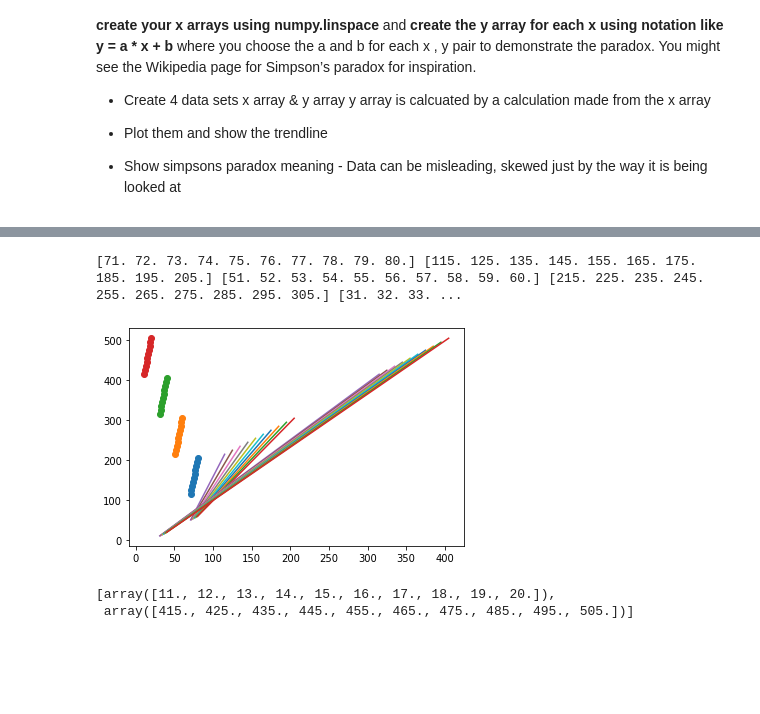
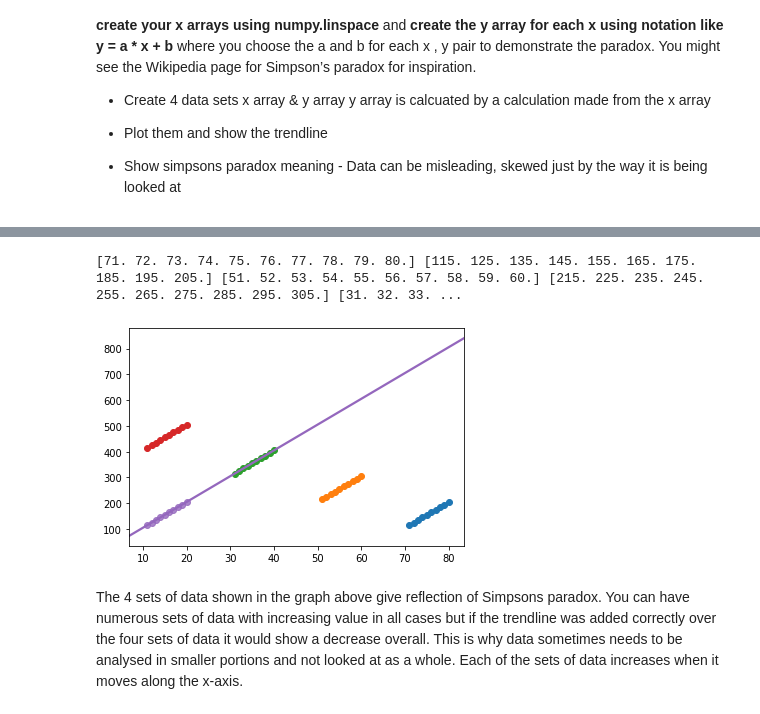
Before and after one commit to colmhiggs11/Fundamentals-of-DA---Assignments, a Jupyter notebook: F of DA - Assignments.ipynb, the cells around one changed output, grey strips where cells are left out. Cells and saved outputs as stored; diff of their text form; code cells hidden in the pictures; blank space fills up the shorter version.

```diff
--- a/F of DA - Assignments.ipynb
+++ b/F of DA - Assignments.ipynb
@@ -215,40 +239,35 @@ y2 = (a*x2)+b-300
 
 list2.append(x2)
 list2.append(y2)
 
 x3 = np.linspace(31, 40, 10)
 y3 = (a*x3)+b
 
 list3.append(x3)
 list3.append(y3)
 
 x4 = np.linspace(11, 20, 10)
 y4 = (a*x4)+b+300
 
 list4.append(x4)
 list4.append(y4)
 
 print(x,y,x2,y2,x3,y3,x4,y4)
 
 plota = plt.plot(x,y,"o",x2,y2,"o",x3,y3,"o",x4,y4,"o")
 
-plotab = plt.plot(list1,list2,list3,list4)
+#plotab = plt.plot(list1,list2,list3,list4)
 #plt.plot(x2,y2,"o")
 #plt.plot(x3,y3,"o")
 #plt.plot(x4,y4,"o")
-
-#sns.regplot(listx, listy)
+sns.regplot(x4, y)
 
 plt.show()
 
-list1
-list2
-list3
-list4
 
 #### Add in a trendline on the data to show Simspons paradox
 # %% [output]
 [71. 72. 73. 74. 75. 76. 77. 78. 79. 80.] [115. 125. 135. 145. 155. 165. 175. 185. 195. 205.] [51. 52. 53. 54. 55. 56. 57. 58. 59. 60.] [215. 225. 235. 245. 255. 265. 275. 285. 295. 305.] [31. 32. 33. ...
-[figure, old version]
+[figure, new version]
-[array([11., 12., 13., 14., 15., 16., 17., 18., 19., 20.]),
- array([415., 425., 435., 445., 455., 465., 475., 485., 495., 505.])]
+# %% [markdown]
+The 4 sets of data shown in the graph above give reflection of Simpsons paradox. You can have numerous sets of data with increasing value in all cases but if the trendline was added correctly over the four sets of data it would show a decrease overall. This is why data sometimes needs to be analysed in smaller portions and not looked at as a whole. Each of the sets of data increases when it moves along the x-axis.
```
Also changed, not shown: parts of 14 cells of this notebook.
